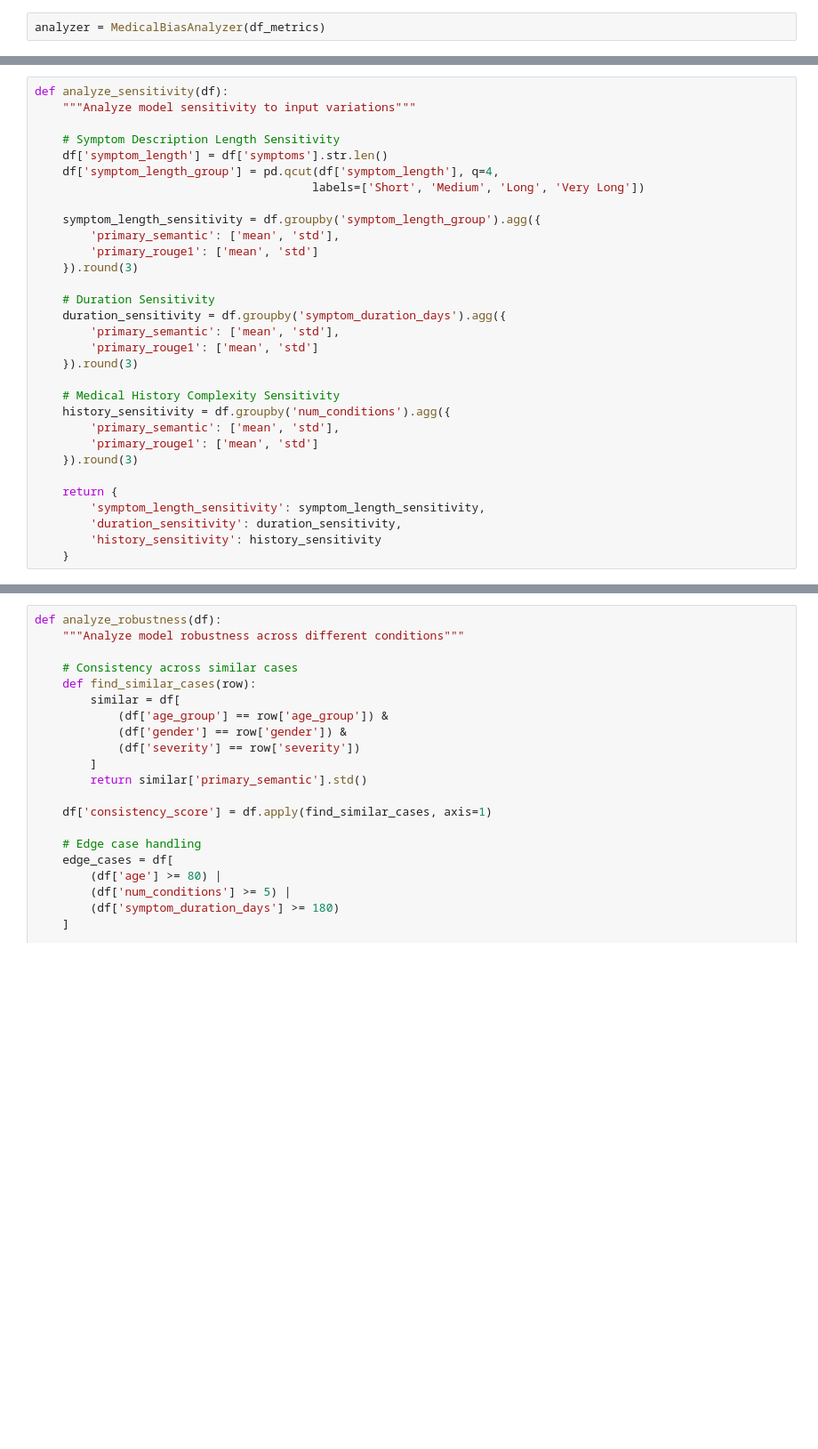
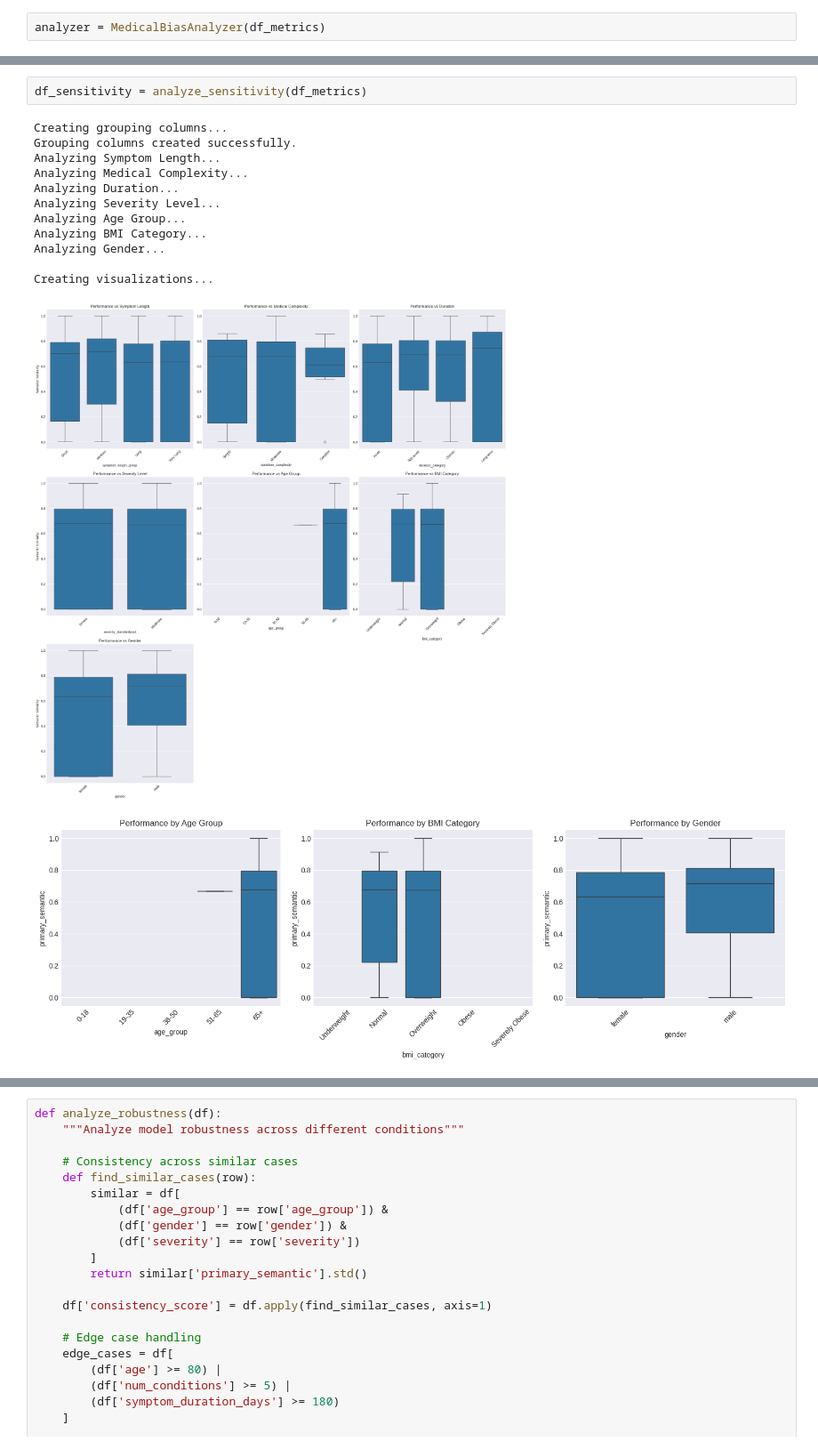
Before and after one commit to agirishkumar/MedScript, a Jupyter notebook: models/analyze_model.ipynb, the cells around one changed output, grey strips where cells are left out. Shown at 89% size. Saved outputs shown, nothing was run; the diff lists cells and outputs as text; blank space fills up the shorter version.

```diff
--- a/models/analyze_model.ipynb
+++ b/models/analyze_model.ipynb
@@ -929,32 +932 @@ Overweight               0.53  0.35   679           3.27  68.48
 Obese                     NaN   NaN     0            NaN    NaN
-# %%
-def analyze_sensitivity(df):
-    """Analyze model sensitivity to input variations"""
-
-    # Symptom Description Length Sensitivity
-    df['symptom_length'] = df['symptoms'].str.len()
-    df['symptom_length_group'] = pd.qcut(df['symptom_length'], q=4,
-                                        labels=['Short', 'Medium', 'Long', 'Very Long'])
-
-    symptom_length_sensitivity = df.groupby('symptom_length_group').agg({
-        'primary_semantic': ['mean', 'std'],
-        'primary_rouge1': ['mean', 'std']
-    }).round(3)
-
-    # Duration Sensitivity
-    duration_sensitivity = df.groupby('symptom_duration_days').agg({
-        'primary_semantic': ['mean', 'std'],
-        'primary_rouge1': ['mean', 'std']
-    }).round(3)
-
-    # Medical History Complexity Sensitivity
-    history_sensitivity = df.groupby('num_conditions').agg({
-        'primary_semantic': ['mean', 'std'],
-        'primary_rouge1': ['mean', 'std']
-    }).round(3)
-
-    return {
-        'symptom_length_sensitivity': symptom_length_sensitivity,
-        'duration_sensitivity': duration_sensitivity,
-        'history_sensitivity': history_sensitivity
-    }
@@ -960,0 +1154,16 @@ def analyze_sensitivity(df):
+# %%
+df_sensitivity = analyze_sensitivity(df_metrics)
+# %% [output]
+Creating grouping columns...
+Grouping columns created successfully.
+Analyzing Symptom Length...
+Analyzing Medical Complexity...
+Analyzing Duration...
+Analyzing Severity Level...
+Analyzing Age Group...
+Analyzing BMI Category...
+Analyzing Gender...
+
+Creating visualizations...
+[figure, added]
+[figure, added]
```
Also changed, not shown: parts of 12 cells of this notebook, 2 other files.
